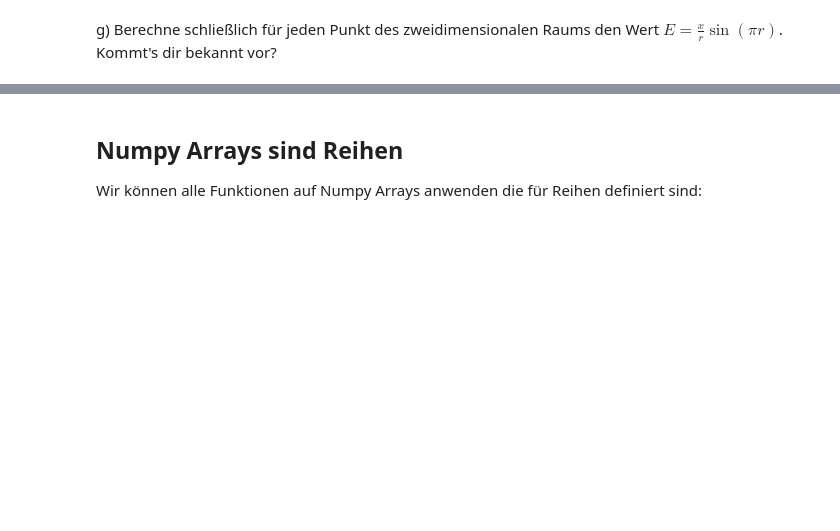
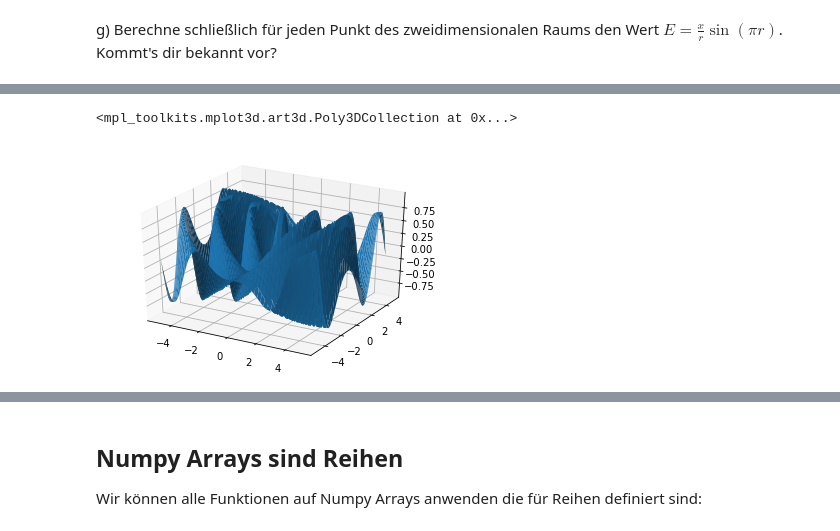
Before and after one commit to romangrothausmann/python-course, a Jupyter notebook: 201 - Numerik mit Numpy.ipynb, the cells around one changed output, grey strips where cells are left out. Saved outputs shown, nothing was run; the diff lists cells and outputs as text; code cells hidden in the pictures; blank space fills up the shorter version.

```diff
--- a/201 - Numerik mit Numpy.ipynb
+++ b/201 - Numerik mit Numpy.ipynb
@@ -191,3 +303,12 @@ plt.contour(x, y, E)
+# %%
+fig = plt.figure()
+ax = fig.add_subplot(111, projection='3d')
+
+
+ax.plot_surface(x, y, E)
+# %% [output]
+<mpl_toolkits.mplot3d.art3d.Poly3DCollection at 0x...>
+[figure, added]
 # %%
 from numpy.testing import assert_array_almost_equal
 try:
```
Also changed, not shown: parts of 56 cells of this notebook.
